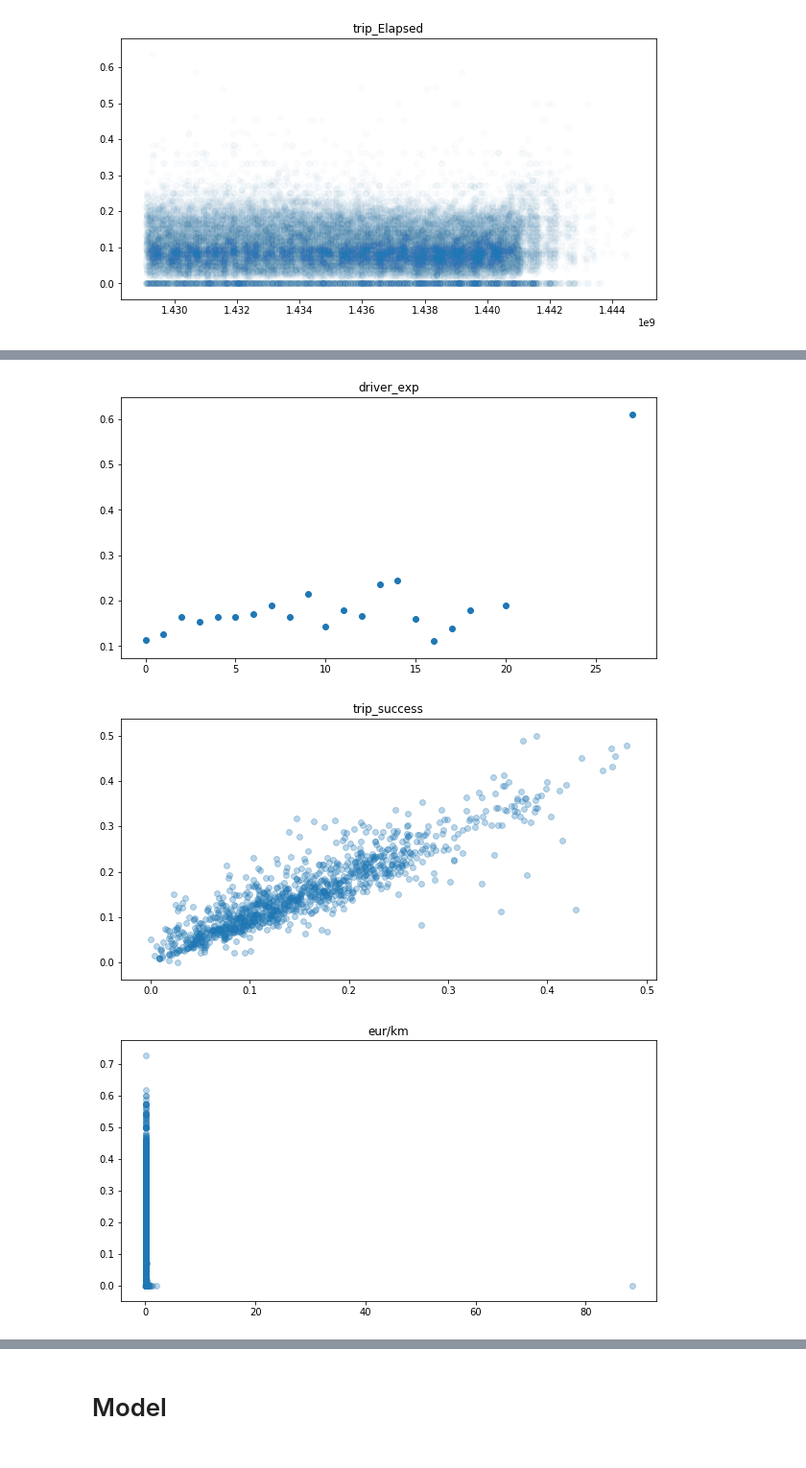
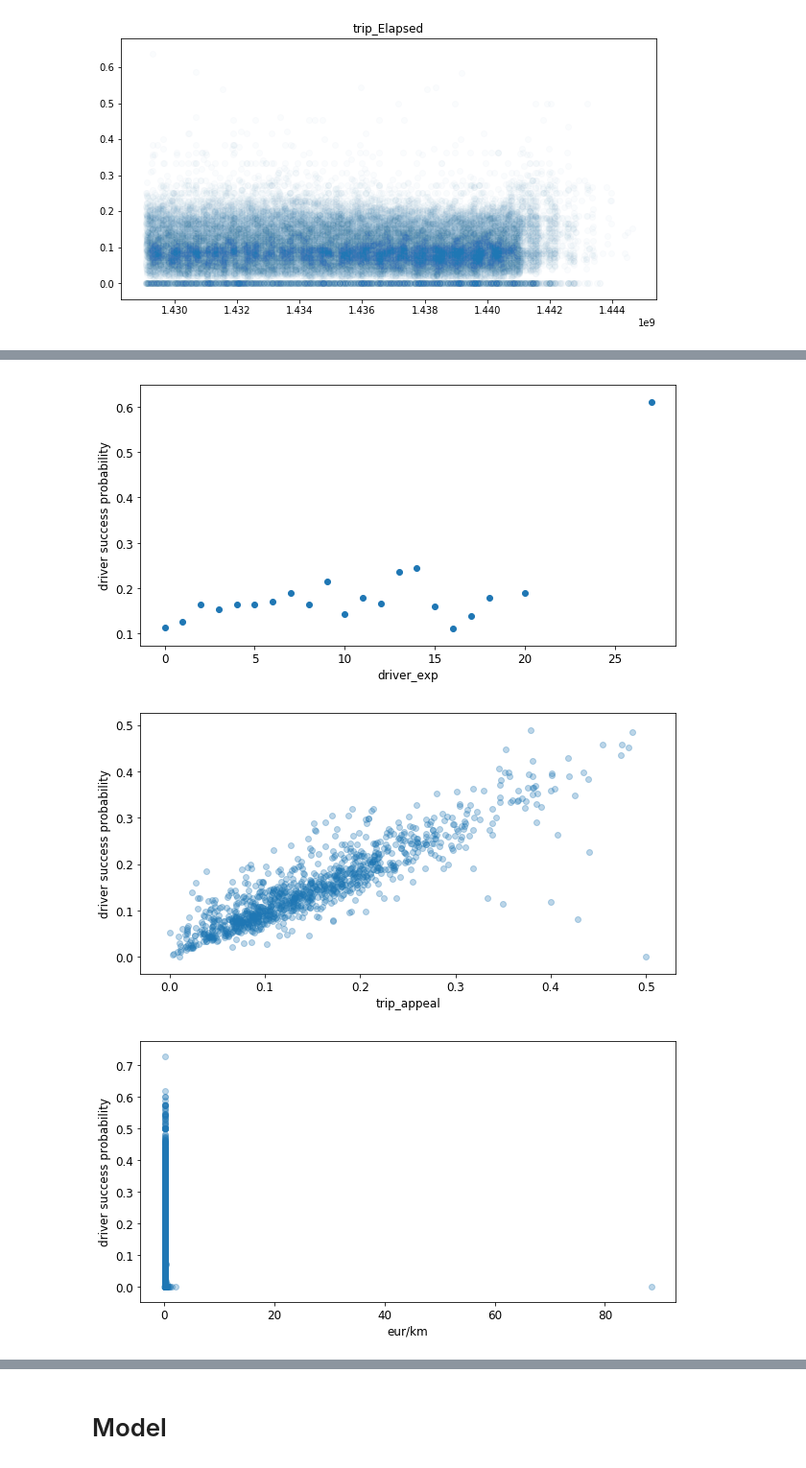
Before and after one commit to ThomasBourgeois/bb, a Jupyter notebook: interview.ipynb, the cells around one changed output, grey strips where cells are left out. Shown at 96% size. Saved outputs shown, nothing was run; the diff lists cells and outputs as text; code cells hidden in the pictures.

```diff
--- a/interview.ipynb
+++ b/interview.ipynb
@@ -463,6 +462,6 @@ data = data.merge(trip_success, on='trip_r_to_r', how='left')
 # %%
-crit = data['trip_success'].isnull()
-data.loc[crit,'trip_success'] = trip_success_median
+crit = data['trip_appeal'].isnull()
+data.loc[crit,'trip_appeal'] = trip_appeal_median
 # %%
 data.drop(columns=['from_region_id', 'to_region_id', 'trip_r_to_r'], inplace=True)
 # %%
@@ -588,11 +589,14 @@ data.drop(columns=['trip_Is_year_end', 'trip_Is_year_start', 'trip_Year'], inpla
 # %%
 ## is_main_trip >> is_auto_accept_mode
 # %%
+# parameters impact - int64
 for col_name, col in data.select_dtypes(include=[np.int64]).drop(columns='trip_Elapsed').items():
     param_impact = data.groupby(col_name).y.sum()/data.groupby(col_name).y.count()
     param_impact = param_impact.loc[data.groupby(col_name).y.count()>10]
     alpha = 1 if len(param_impact.index) < 300 else 0.3
     fig, ax = plt.subplots(figsize=(10,5))
     ax.scatter(param_impact.index, param_impact.values, alpha = alpha)
-    ax.set_title(col_name)
+    ax.set_xlabel(col_name, fontsize=fontsize)
+    ax.set_ylabel('driver success probability',fontsize=fontsize)
+    ax.tick_params(labelsize=fontsize)
 # %% [output]
@@ -609,5 +609,3 @@ for col_name, col in data.select_dtypes(include=[np.int64]).drop(columns='trip_E
-# %%
-data.drop(columns=['trip_Day','trip_Month','trip_Dayofyear'], inplace=True)
 # %%
 col_name = 'trip_Elapsed'
 param_impact = data.groupby(col_name).y.sum()/data.groupby(col_name).y.count()
@@ -619,12 +617,17 @@ ax.set_title(col_name)
 # %% [output]
 Text(0.5, 1.0, 'trip_Elapsed')
 [figure]
+# %%
+data.drop(columns=['trip_Day','trip_Month','trip_Dayofyear', 'trip_Week', 'trip_Elapsed'], inplace=True)
 # %%
+# parameters impact - float64
 for col_name, col in data.select_dtypes(include=[np.float64]).items():
     param_impact = data.iloc[n_train:].groupby(col_name).y.sum()/data.iloc[n_train:].groupby(col_name).y.count()
     param_impact = param_impact.loc[data.iloc[n_train:].groupby(col_name).y.count()>10]
     alpha = 1 if len(param_impact.index) < 300 else 0.3
     fig, ax = plt.subplots(figsize=(10,5))
     ax.scatter(param_impact.index, param_impact.values, alpha = alpha)
-    ax.set_title(col_name)
+    ax.set_xlabel(col_name, fontsize=fontsize)
+    ax.set_ylabel('driver success probability', fontsize=fontsize)
+    ax.tick_params(labelsize=fontsize)
 # %% [output]
@@ -633,4 +636,4 @@ for col_name, col in data.select_dtypes(include=[np.float64]).items():
-[figure, old version]
+[figure, new version]
-[figure, old version]
+[figure, new version]
-[figure, old version]
+[figure, new version]
 # %%
```
Also changed, not shown: parts of 60 cells of this notebook, 1 other file.
